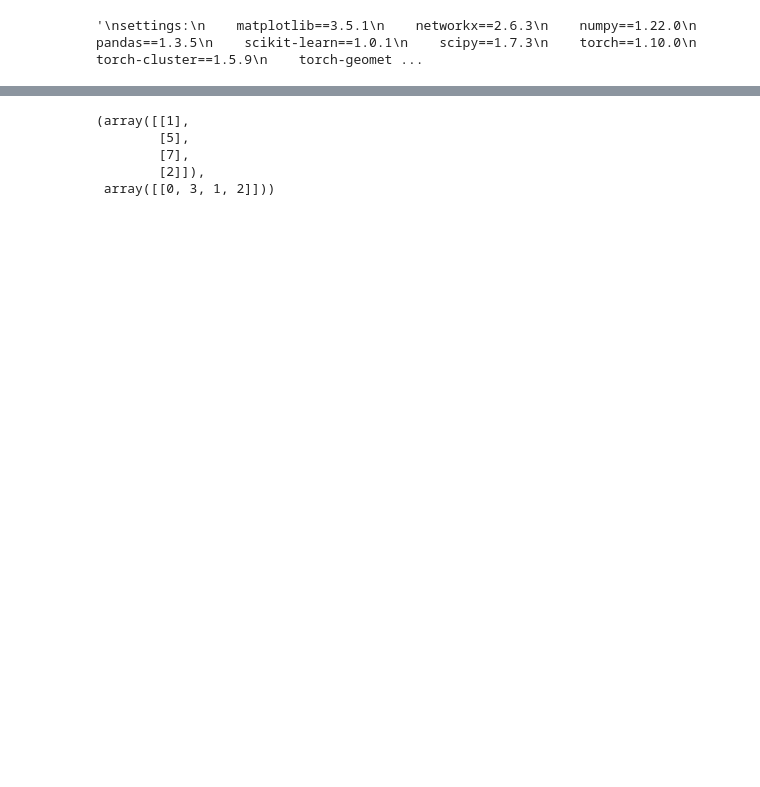
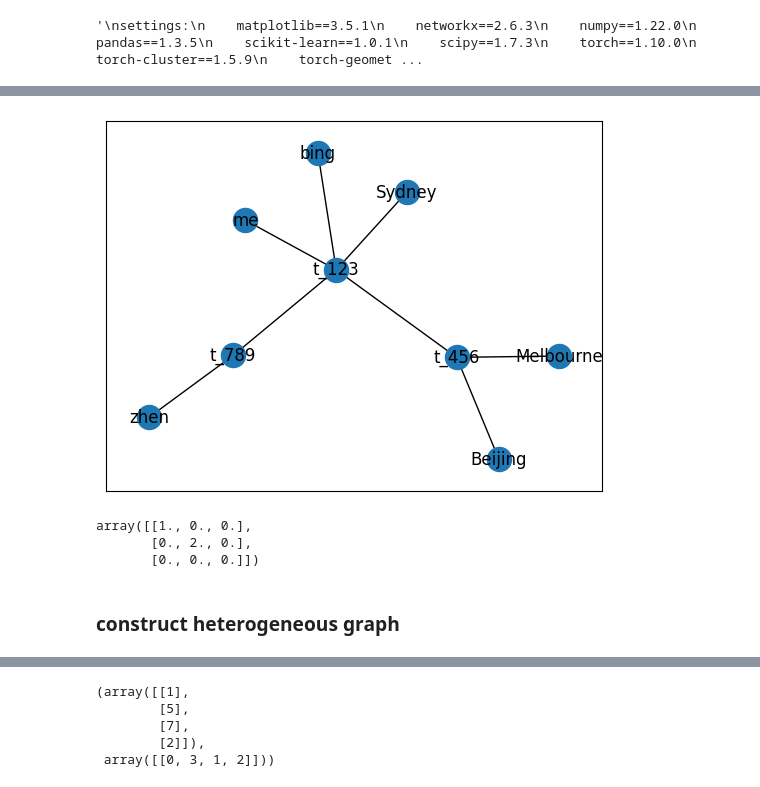
Before and after one commit to yuyongsheng1990/GNN_Event_Detection_models, a Jupyter notebook: FinEvent Models/FinEvent.ipynb, the cells around one changed output, grey strips where cells are left out. Drawn from its saved outputs; the diff is of its cells as text; code cells hidden in the pictures; blank space fills up the shorter version.

Commit message:
offline FinEvent model: 4 days tweet data

```diff
--- a/FinEvent Models/FinEvent.ipynb
+++ b/FinEvent Models/FinEvent.ipynb
@@ -120,0 +272,22 @@ class Inter_AGG(nn.Module):  # inter-aggregation
+# %%
+G = nx.Graph()
+tweet_list = ['t_123', 't_456', 't_789']
+G.add_nodes_from(tweet_list)
+for i in tweet_list:
+    G.nodes[i]['tweet_id'] = True
+user_list = ['Sydney', 'Beijing', 'Melbourne']
+entity_list = ['me', 'bing', 'zhen']
+G.add_nodes_from(user_list)
+G.add_nodes_from(entity_list)
+
+for i in entity_list:
+    G.nodes[i]['entity_id'] = True
+for i in user_list:
+    G.nodes[i]['user_id'] = True
+G.add_edges_from([['t_123', 't_456'],['t_123', 't_789'], ['t_123', 'Sydney'], ['t_456', 'Melbourne'], ['t_456', 'Beijing']])
+G.add_edges_from([['t_123', 'me'], ['t_123', 'bing'], ['t_789', 'zhen']])
+G.nodes['t_123']['tweet_id'] = True
+# %%
+nx.draw_networkx(G, with_labels=True)
+# %% [output]
+[figure, added]
@@ -120,0 +306,6 @@ class Inter_AGG(nn.Module):  # inter-aggregation
+# %%
+homo_s_w_tid_userid.toarray()
+# %% [output]
+array([[1., 0., 0.],
+       [0., 2., 0.],
+       [0., 0., 0.]])
@@ -120,0 +324,2 @@ class Inter_AGG(nn.Module):  # inter-aggregation
+# %% [markdown]
+### construct heterogeneous graph
```
Also changed, not shown: parts of 210 cells of this notebook, 8 other files.
